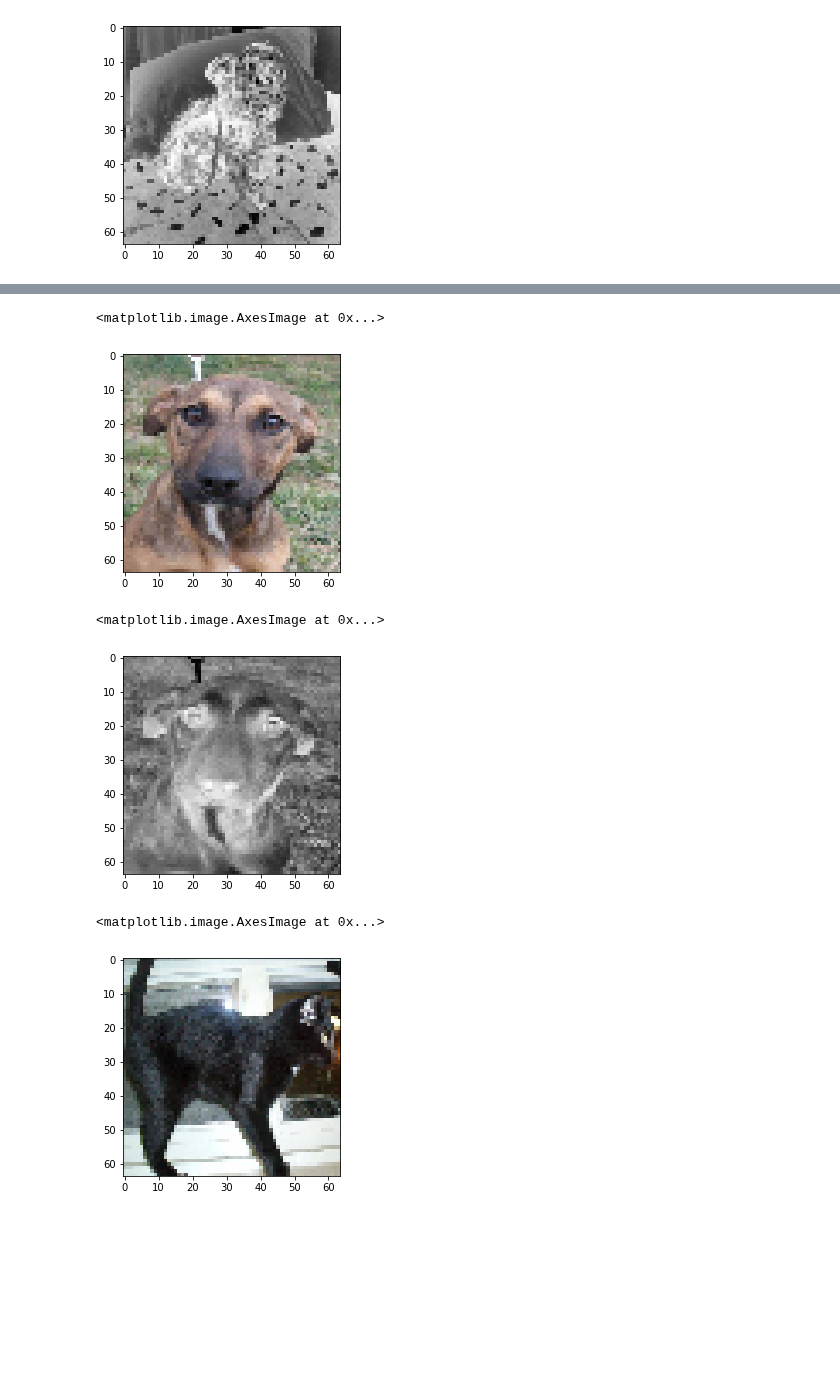
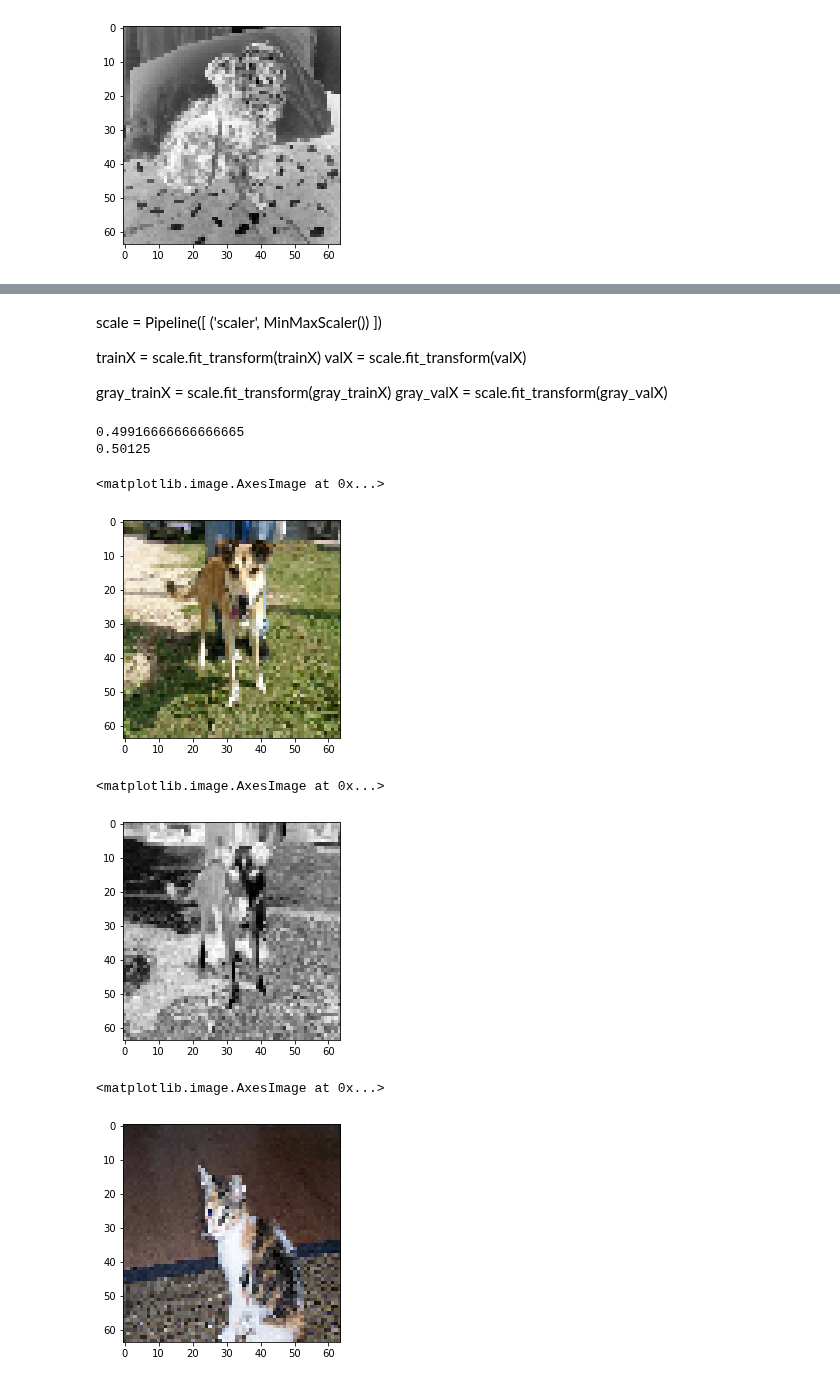
Before and after one commit to bblank70/MSDS422, a Jupyter notebook: Assignment7-DogsAndCats2.ipynb, the cells around one changed output, grey strips where cells are left out. Drawn from its saved outputs; the diff is of its cells as text; code cells hidden in the pictures; blank space fills up the shorter version.

```diff
--- a/Assignment7-DogsAndCats2.ipynb
+++ b/Assignment7-DogsAndCats2.ipynb
@@ -118,21 +108,38 @@ X,  y = shuffle(photos, labels, random_state=RANDOM_SEED)
 
 grayX, y = shuffle(grayphotos, labels, random_state=RANDOM_SEED)
 # %%
-trainX, valX, trainy, valy = train_test_split( X, y, test_size=0.33, random_state=RANDOM_SEED)
-gray_trainX, gray_valX, gray_trainy, gray_valy  = train_test_split( grayX, y, test_size=0.33, random_state=RANDOM_SEED)
+#split the datasets into train and validation for grayscale and normal images.
+trainX, valX, trainy, valy = train_test_split( X, y, test_size=0.40, random_state=RANDOM_SEED)
+gray_trainX, gray_valX, gray_trainy, gray_valy  = train_test_split( grayX, y, test_size=0.40, random_state=RANDOM_SEED)
+# %% [markdown]
+scale = Pipeline([
+        ('scaler', MinMaxScaler())
+        ])
+
+trainX = scale.fit_transform(trainX)
+valX = scale.fit_transform(valX)
+
+gray_trainX = scale.fit_transform(gray_trainX)
+gray_valX = scale.fit_transform(gray_valX)
+# %%
+print(np.mean(trainy))
+print(np.mean(valy))
+# %% [output]
+0.49916666666666665
+0.50125
 # %%
 plt.imshow(trainX[1000])
 # %% [output]
 <matplotlib.image.AxesImage at 0x...>
-[figure, old version]
+[figure, new version]
 # %%
 plt.imshow(gray_trainX[1000], cmap='gist_yarg')
 # %% [output]
 <matplotlib.image.AxesImage at 0x...>
-[figure, old version]
+[figure, new version]
 # %%
-plt.imshow(valX[100])
+plt.imshow(valX[108])
 # %% [output]
 <matplotlib.image.AxesImage at 0x...>
-[figure, old version]
+[figure, new version]
 # %%
```
Also changed, not shown: parts of 25 cells of this notebook.
